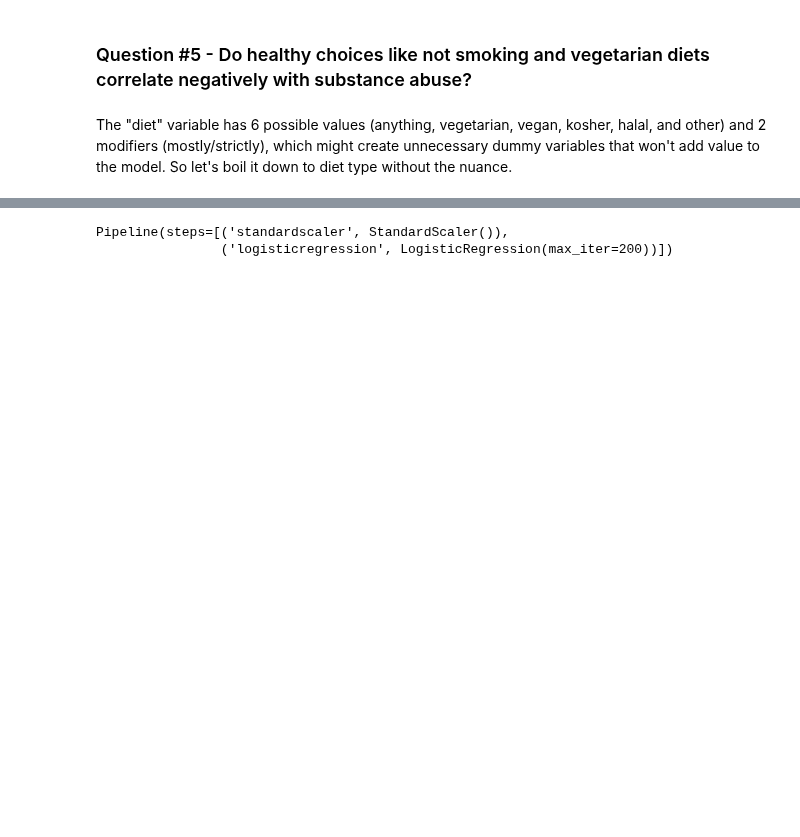
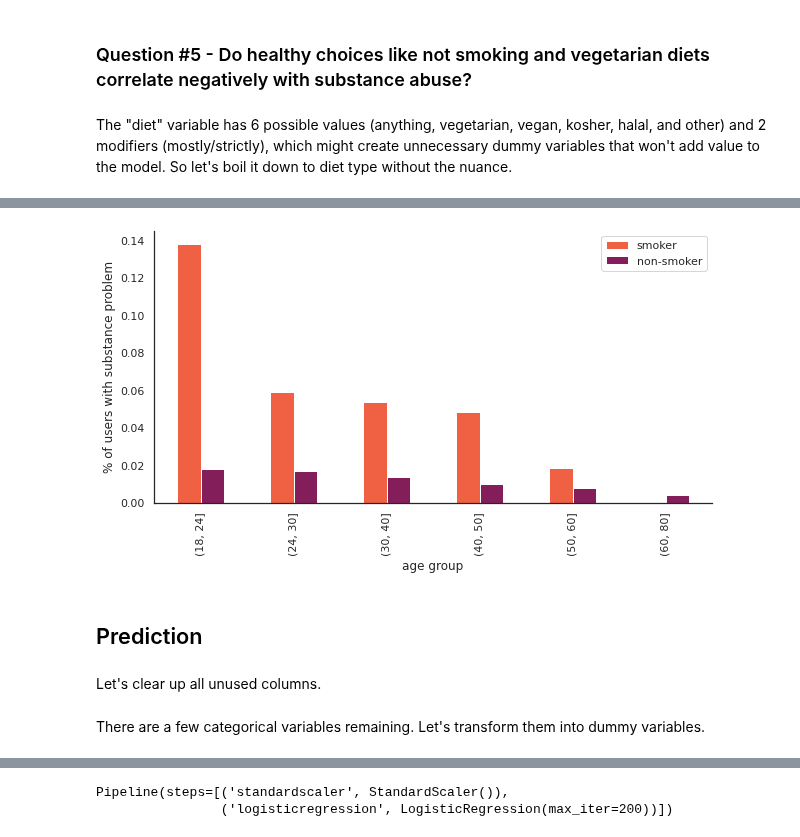
Before and after one commit to brunoarine/substance-problem-study, a Jupyter notebook: notebooks/project.ipynb, the cells around one changed output, grey strips where cells are left out. Drawn from its saved outputs; the diff is of its cells as text; code cells hidden in the pictures; blank space fills up the shorter version.

```diff
--- a/notebooks/project.ipynb
+++ b/notebooks/project.ipynb
@@ -48,7 +48,7 @@ Let's ditch all the rest:
 - speaks
 - essay from 0 to 9
 # %%
-df.drop(["body_type", "ethnicity", "height", "income", "last_online", "location", "orientation",
+df.drop(["body_type", "education", "ethnicity", "height", "income", "last_online", "location", "orientation",
         "sign", "speaks", "essay0", "essay1", "essay2", "essay3", "essay4", "essay5", "essay6",
         "essay7", "essay8", "essay9"], axis=1, inplace=True)
 # %% [markdown]
@@ -311,13 +315,21 @@ plt.show()
 # %%
 sns.set_palette("rocket_r", n_colors=2)
+
+df.dropna(axis=0, subset=["smokes"], inplace=True)
 
 smokes_yes = df[df["smokes"] == True].groupby("age_group")["abuse"].mean().to_frame()
 smokes_no = df[df["smokes"] == False].groupby("age_group")["abuse"].mean().to_frame()
 smokes = pd.concat([smokes_yes, smokes_no], axis=1)
 smokes.columns = ["smoker", "non-smoker"]
 
 smokes.plot.bar(figsize=(10,5))
 plt.ylabel("% of users with substance problem")
 plt.xlabel("age group")
 sns.despine()
 plt.show()
+# %% [output]
+[figure, added]
+# %% [markdown]
+## Prediction
+# %% [markdown]
+Let's clear up all unused columns.
@@ -324 +340,3 @@ plt.show()
+# %% [markdown]
+There are a few categorical variables remaining. Let's transform them into dummy variables.
 # %%
```
Also changed, not shown: parts of 17 cells of this notebook.
